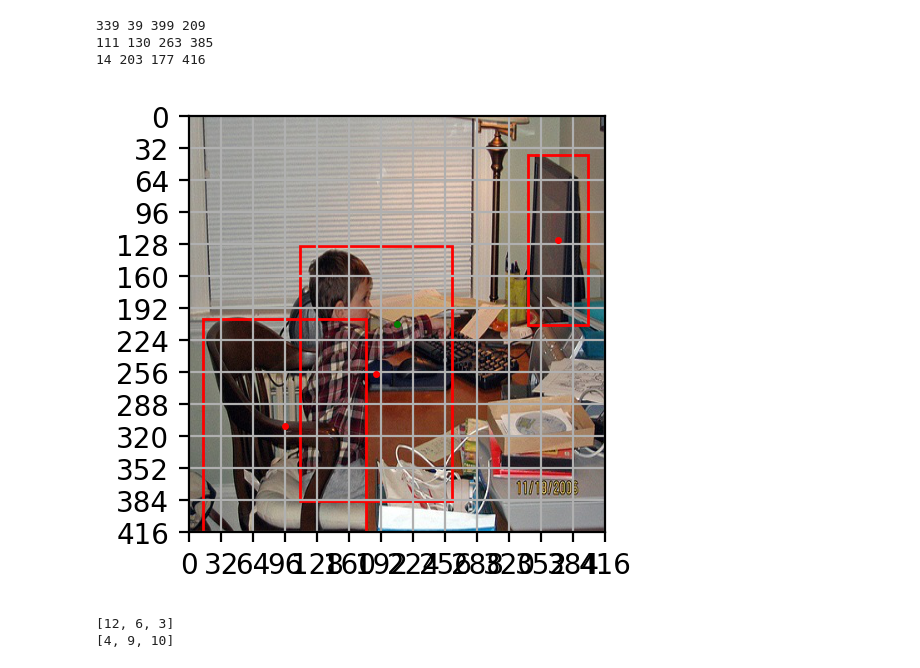
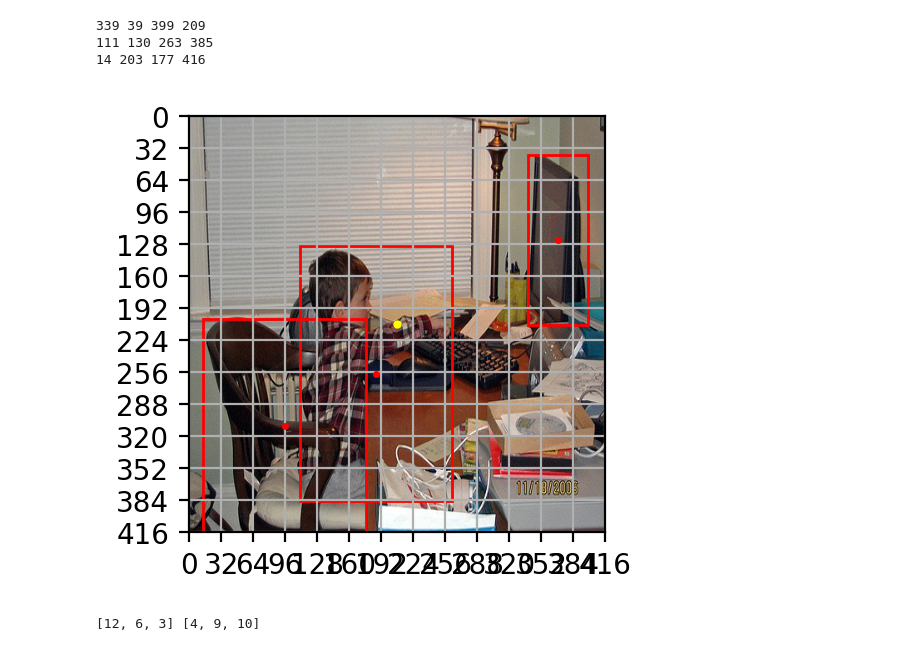
Before and after one commit to HashRoot97/YOLOv2, a Jupyter notebook: Test.ipynb, the cells around one changed output. Cells and saved outputs as stored; diff of their text form; code cells hidden in the pictures.

```diff
--- a/Test.ipynb
+++ b/Test.ipynb
@@ -79,7 +67,7 @@ def plot_image(sample_image, sample_roi, sample_cls):
     print(im.shape)
 
 
-for j in range(0, 20):
+for j in range(0, 2):
     sample_img_loc = img_loc[j]
     sample_roi = roi[j]
     sample_cls = cls[j]
@@ -130,7 +87,0 @@ output_tensor.shape
-# %%
-sample_img_loc = img_loc[1]
-sample_roi = roi[1]
-sample_cls = cls[1]
-plot_image(sample_img_loc, sample_roi, sample_cls)
-img_mid = (int(416/2), int(416/2))
-print(img_mid)
@@ -147,60 +91,61 @@ def plot_grid():
     my_dpi=200.
     mid_img = (np.int(416/2), np.int(416/2))
     fig=plt.figure(figsize=(float(image.size[0])/my_dpi,float(image.size[1])/my_dpi),dpi=my_dpi)
     ax=fig.add_subplot(111)
     fig.subplots_adjust(left=0,right=1,bottom=0,top=1)
 
     myInterval=32
     loc = plticker.MultipleLocator(base=myInterval)
     ax.xaxis.set_major_locator(loc)
     ax.yaxis.set_major_locator(loc)
     ax.grid(which='major', axis='both', linestyle='-')
 
     for i in range(sample_roi.shape[0]):
         x = sample_roi[i][0]
         y = sample_roi[i][1]
         x_max, y_max = sample_roi[i][2], sample_roi[i][3]
         mid_ = (x+((x_max - x)/2), y+((y_max - y)/2))
         print(x, y, x_max, y_max)
         rect = patches.Rectangle((x, y), (x_max - x), (y_max - y), linewidth=1, edgecolor='r', facecolor='none')
         ax.add_patch(rect)
         plt.plot(mid_[0], mid_[1], color='red', marker='o', linestyle='dashed',
         linewidth=2, markersize=1.5)
 
-    plt.plot(mid_img[0], mid_img[1], color='green', marker='o', linestyle='dashed',
-        linewidth=2, markersize=1.5)
+    plt.plot(mid_img[0], mid_img[1], color='yellow', marker='o', linestyle='dashed',
+        linewidth=2, markersize=2)
     ax.imshow(image)
 
 plot_grid()
 # %% [output]
 339 39 399 209
 111 130 263 385
 14 203 177 416
-[figure, old version]
+[figure, new version]
 # %%
-a_s = []
-b_s = []
-for i in range(sample_roi.shape[0]):
+def get_grids(sample_roi):
+    a_s = []
+    b_s = []
+    for i in range(sample_roi.shape[0]):
 
-    x = sample_roi[i][0]
-    y = sample_roi[i][1]
-    x_max, y_max = sample_roi[i][2], sample_roi[i][3]
-    mid_ = (x+((x_max - x)/2), y+((y_max - y)/2))
+        x = sample_roi[i][0]
+        y = sample_roi[i][1]
+        x_max, y_max = sample_roi[i][2], sample_roi[i][3]
+        mid_ = (x+((x_max - x)/2), y+((y_max - y)/2))
 
-    for i in range(13):
-        min_g = i*32
-        max_g = min_g + 32
+        for i in range(13):
+            min_g = i*32
+            max_g = min_g + 32
 
-        if mid_[0] > min_g and mid_[0] < max_g:
-            a_s.append(i+1)
-    for i in range(13):
-        min_g = i*32
-        max_g = min_g + 32
-        if mid_[1] > min_g and mid_[1] < max_g:
-            b_s.append(i+1)
+            if mid_[0] > min_g and mid_[0] < max_g:
+                a_s.append(i+1)
+        for i in range(13):
+            min_g = i*32
+            max_g = min_g + 32
+            if mid_[1] > min_g and mid_[1] < max_g:
+                b_s.append(i+1)
+    return a_s, b_s
 
-print(a_s)
-print(b_s)
+a_s, b_s = get_grids(roi[1])
+print(a_s, b_s)
 # %% [output]
-[12, 6, 3]
-[4, 9, 10]
+[12, 6, 3] [4, 9, 10]
```
Also changed, not shown: parts of 11 cells of this notebook.
